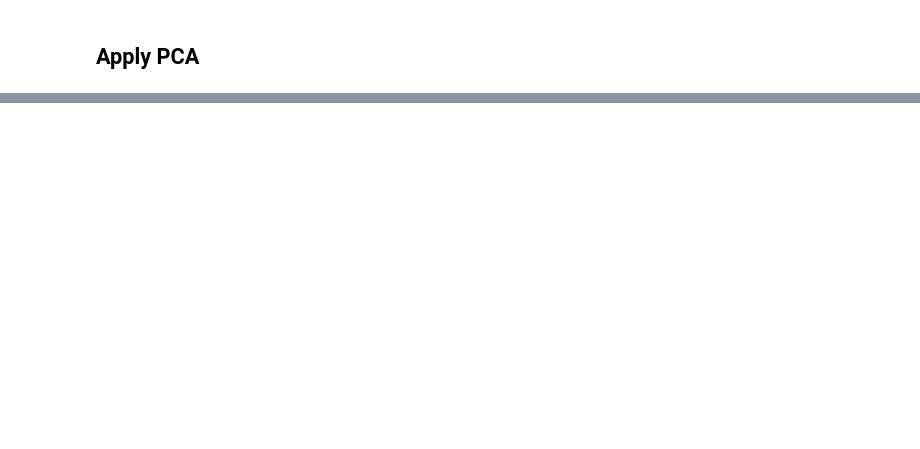
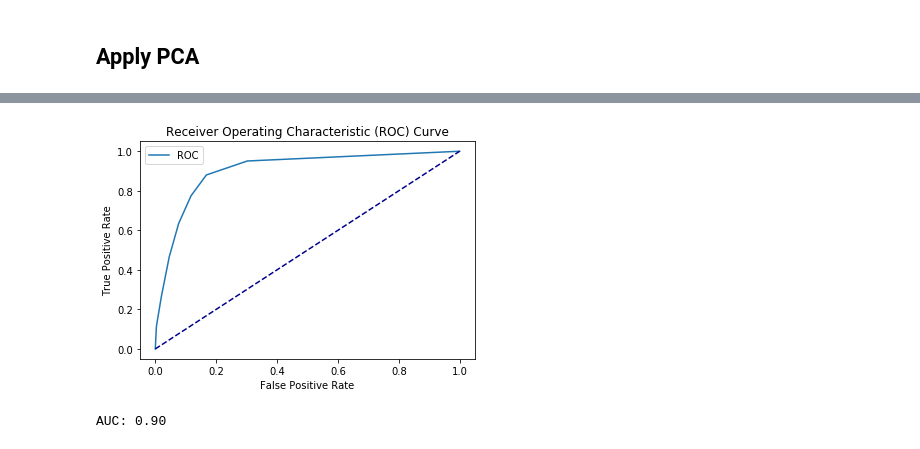
Before and after one commit to mauriciosotogomez/Supervised_Learning_Lab, a Jupyter notebook: 10_Classification_KNN.ipynb, the cells around one changed output, grey strips where cells are left out. Cells and saved outputs as stored; diff of their text form; code cells hidden in the pictures; blank space fills up the shorter version.

```diff
--- a/10_Classification_KNN.ipynb
+++ b/10_Classification_KNN.ipynb
@@ -569,22 +473,25 @@ print('AUC: %.2f' % auc)
 # %%
 # and with all PC
 
-model = KNeighborsClassifier(n_neighbors=11)
+model = KNeighborsClassifier(n_neighbors=7)
 model.fit(X_train_pca, y_train)
 y_pred = model.predict(X_test_pca)
 
 y_probs = model.predict_proba(X_test_pca) #predict_proba gives the probabilities for the target (0 and 1 in your case)
 
 fpr, tpr, thresholds=metrics.roc_curve(y_test,  y_probs[:,1])
 
 import matplotlib.pyplot as plt
 plt.plot(fpr, tpr, label='ROC')
 plt.plot([0, 1], [0, 1], color='darkblue', linestyle='--')
 plt.xlabel('False Positive Rate')
 plt.ylabel('True Positive Rate')
 plt.title('Receiver Operating Characteristic (ROC) Curve')
 plt.legend()
 plt.show()
 
 auc = metrics.roc_auc_score(y_test, y_probs[:,1])
 print('AUC: %.2f' % auc)
+# %% [output]
+[figure, added]
+AUC: 0.90
```
Also changed, not shown: parts of 25 cells of this notebook, 1 other file.
